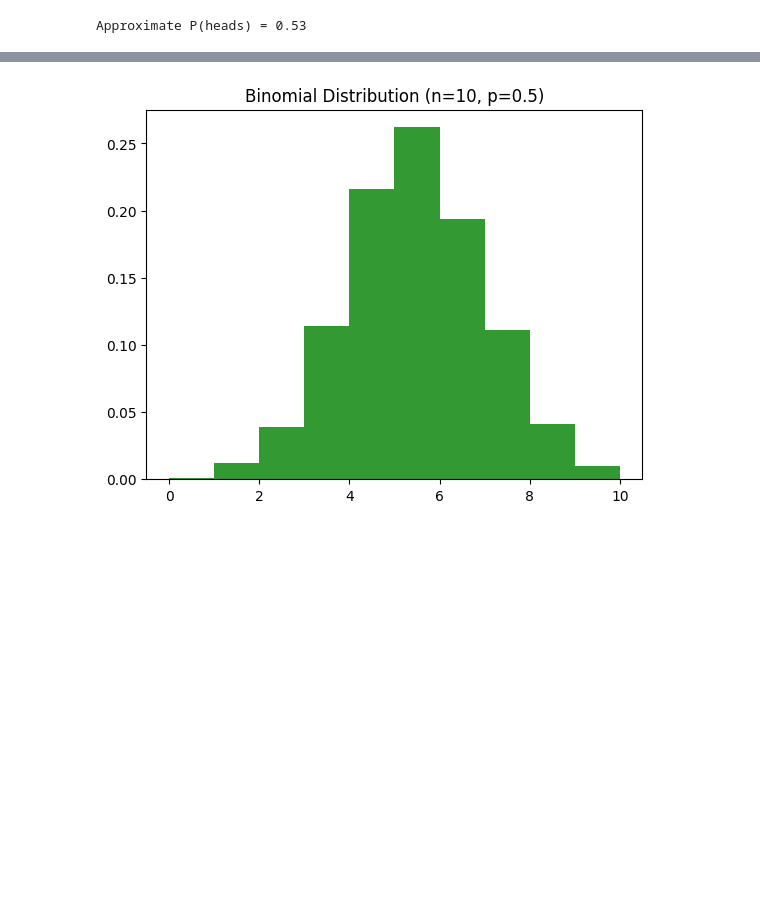
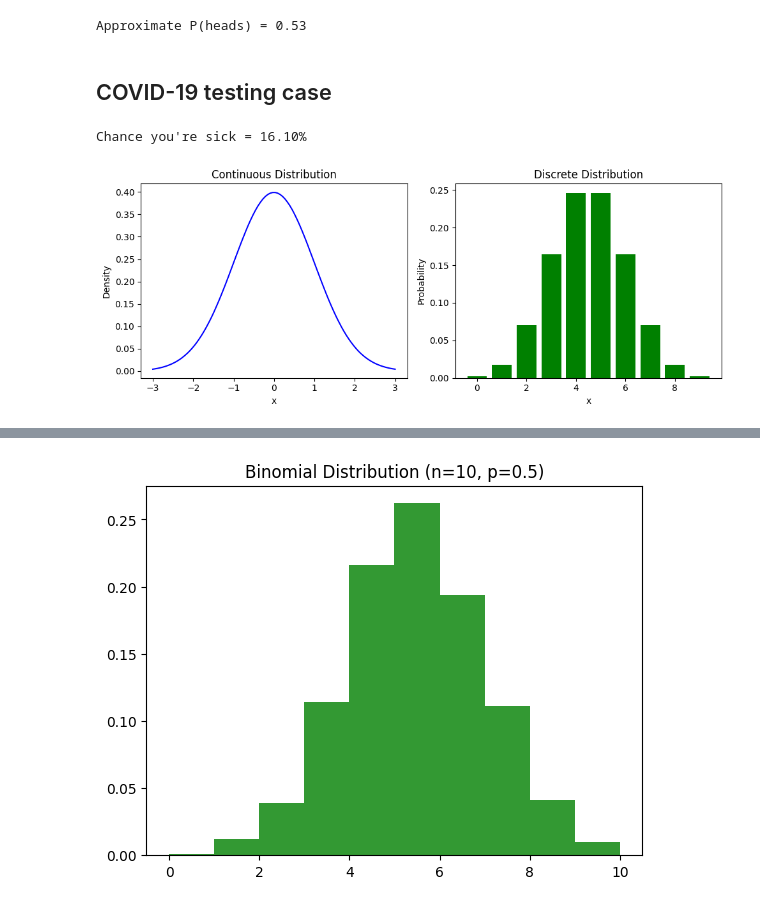
Before and after one commit to Elwarfalli/MSE-1500-Simulation-Modeling-with-Python, a Jupyter notebook: chapter_3.ipynb, the cells around one changed output, grey strips where cells are left out. Saved outputs shown, nothing was run; the diff lists cells and outputs as text; code cells hidden in the pictures; blank space fills up the shorter version.

```diff
--- a/chapter_3.ipynb
+++ b/chapter_3.ipynb
@@ -10,3 +10,54 @@ frequency = heads / trials
 print(f"Approximate P(heads) = {frequency:.2f}")
 # %% [output]
 Approximate P(heads) = 0.53
+# %% [markdown]
+## COVID-19 testing case
+# %%
+# Probabilities
+P_sick = 0.01
+P_not_sick = 0.99
+P_pos_given_sick = 0.95
+P_pos_given_not_sick = 0.05
+
+# Total chance of testing positive
+P_pos = P_pos_given_sick * P_sick + P_pos_given_not_sick * P_not_sick
+
+# Use Bayes' Rule
+P_sick_given_pos = (P_pos_given_sick * P_sick) / P_pos
+print(f"Chance you're sick = {P_sick_given_pos:.2%}")
+# %% [output]
+Chance you're sick = 16.10%
+# %%
+import numpy as np
+import matplotlib.pyplot as plt
+import math  # <- Add this line
+
+# Continuous distribution (Normal)
+x = np.linspace(-3, 3, 100)
+y = (1 / np.sqrt(2 * np.pi)) * np.exp(-0.5 * x**2)
+
+# Discrete distribution (Binomial-like)
+x_d = np.arange(0, 10)
+p = 0.5
+y_d = [math.comb(9, k) * p**k * (1 - p)**(9 - k) for k in x_d]  # <- Use math.comb
+
+# Plotting
+fig, axs = plt.subplots(1, 2, figsize=(10, 4))
+
+# Continuous plot
+axs[0].plot(x, y, color='blue')
+axs[0].set_title("Continuous Distribution")
+axs[0].set_xlabel("x")
+axs[0].set_ylabel("Density")
+
+# Discrete plot
+axs[1].bar(x_d, y_d, color='green')
+axs[1].set_title("Discrete Distribution")
+axs[1].set_xlabel("x")
+axs[1].set_ylabel("Probability")
+
+plt.tight_layout()
+plt.savefig("discrete_vs_continuous.png")
+plt.show()
+# %% [output]
+[figure, added]
```
Also changed, not shown: parts of 4 cells of this notebook.
